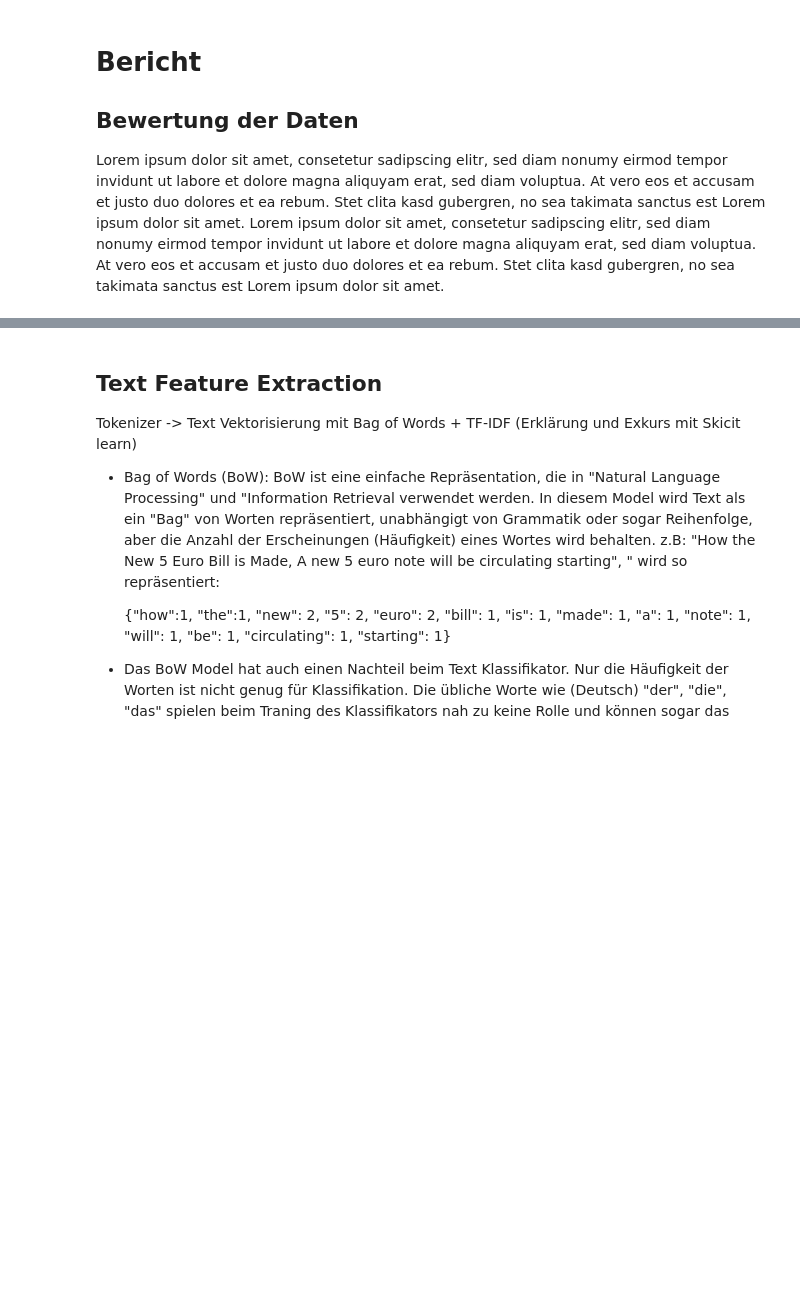
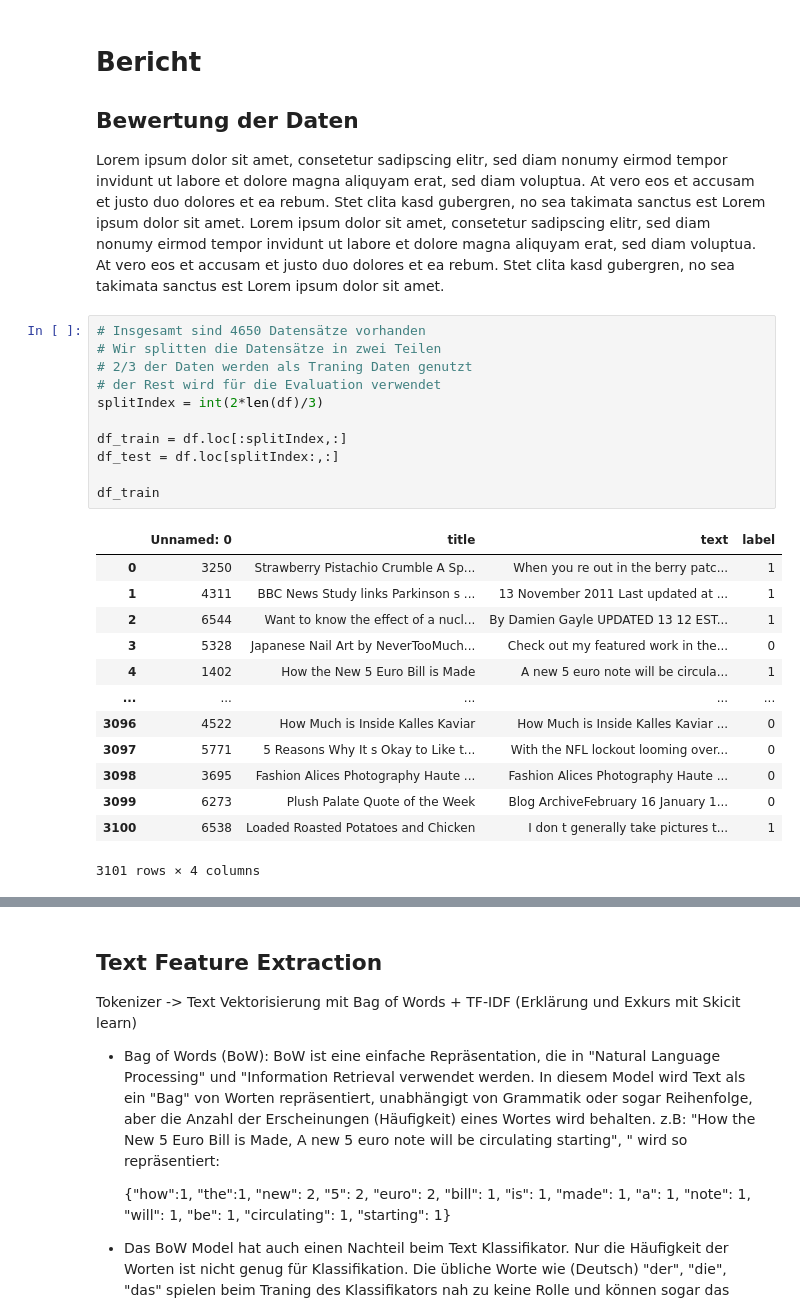
Before and after one commit to hqnguyen1997/ml-belegarbeit, a Jupyter notebook: 2020-05-belegarbeit-machinelles-lernen-template.ipynb, the cells around one changed output, grey strips where cells are left out. Cells and saved outputs as stored; diff of their text form; blank space fills up the shorter version.

```diff
--- a/2020-05-belegarbeit-machinelles-lernen-template.ipynb
+++ b/2020-05-belegarbeit-machinelles-lernen-template.ipynb
@@ -82,3 +83,28 @@ df
 ## Bewertung der Daten
 
 Lorem ipsum dolor sit amet, consetetur sadipscing elitr, sed diam nonumy eirmod tempor invidunt ut labore et dolore magna aliquyam erat, sed diam voluptua. At vero eos et accusam et justo duo dolores et ea rebum. Stet clita kasd gubergren, no sea takimata sanctus est Lorem ipsum dolor sit amet. Lorem ipsum dolor sit amet, consetetur sadipscing elitr, sed diam nonumy eirmod tempor invidunt ut labore et dolore magna aliquyam erat, sed diam voluptua. At vero eos et accusam et justo duo dolores et ea rebum. Stet clita kasd gubergren, no sea takimata sanctus est Lorem ipsum dolor sit amet.
+# %%
+# Insgesamt sind 4650 Datensätze vorhanden
+# Wir splitten die Datensätze in zwei Teilen
+# 2/3 der Daten werden als Traning Daten genutzt
+# der Rest wird für die Evaluation verwendet
+splitIndex = int(2*len(df)/3)
+
+df_train = df.loc[:splitIndex,:]
+df_test = df.loc[splitIndex:,:]
+
+df_train
+# %% [output]
+|  | Unnamed: 0 | title | text | label |
+| 0 | 3250 | Strawberry Pistachio Crumble A Sp... | When you re out in the berry patc... | 1 |
+| 1 | 4311 | BBC News Study links Parkinson s ... | 13 November 2011 Last updated at ... | 1 |
+| 2 | 6544 | Want to know the effect of a nucl... | By Damien Gayle UPDATED 13 12 EST... | 1 |
+| 3 | 5328 | Japanese Nail Art by NeverTooMuch... | Check out my featured work in the... | 0 |
+| 4 | 1402 | How the New 5 Euro Bill is Made | A new 5 euro note will be circula... | 1 |
+| ... | ... | ... | ... | ... |
+| 3096 | 4522 | How Much is Inside Kalles Kaviar | How Much is Inside Kalles Kaviar ... | 0 |
+| 3097 | 5771 | 5 Reasons Why It s Okay to Like t... | With the NFL lockout looming over... | 0 |
+| 3098 | 3695 | Fashion Alices Photography Haute ... | Fashion Alices Photography Haute ... | 0 |
+| 3099 | 6273 | Plush Palate Quote of the Week | Blog ArchiveFebruary 16 January 1... | 0 |
+| 3100 | 6538 | Loaded Roasted Potatoes and Chicken | I don t generally take pictures t... | 1 |
+3101 rows × 4 columns
```
Also changed, not shown: parts of 20 cells of this notebook, 1 other file.
